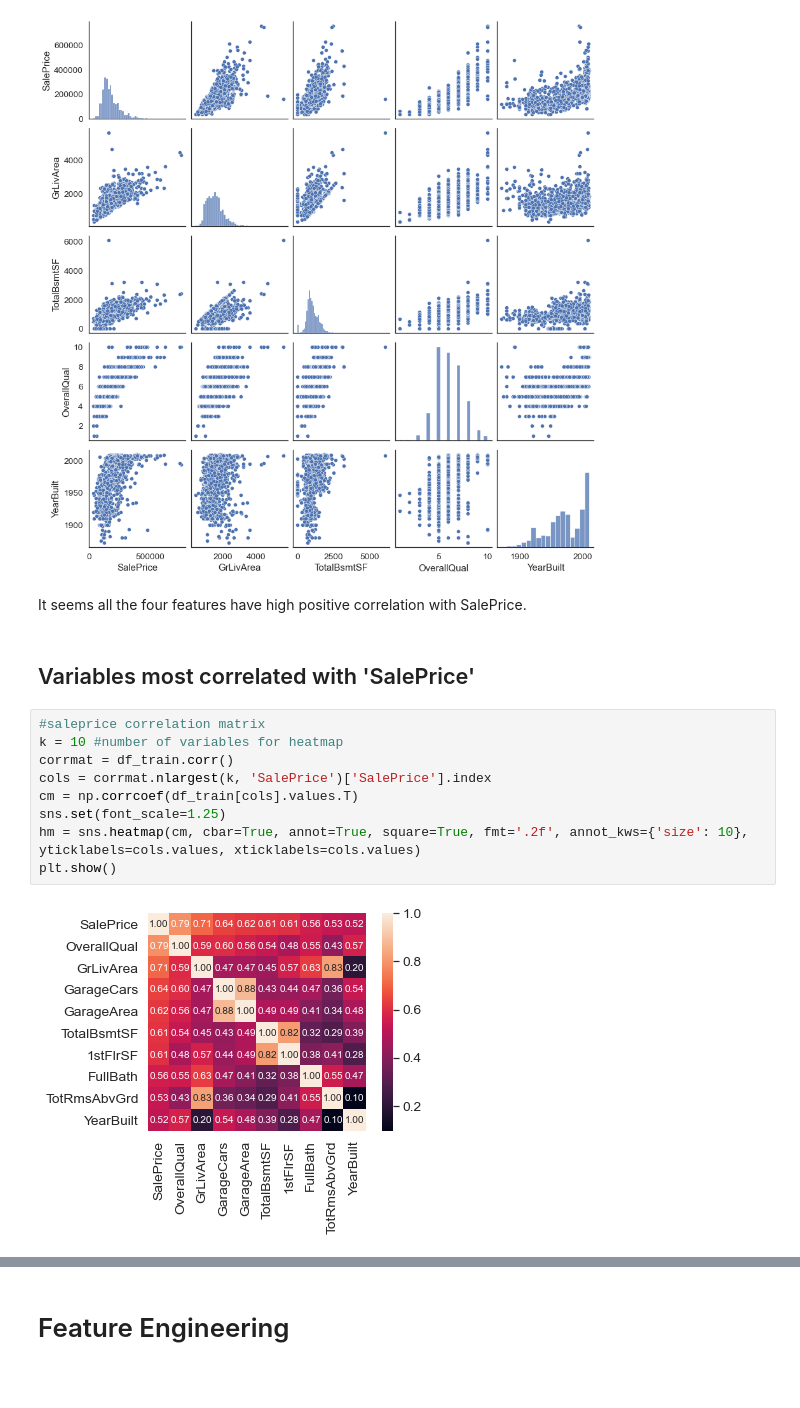
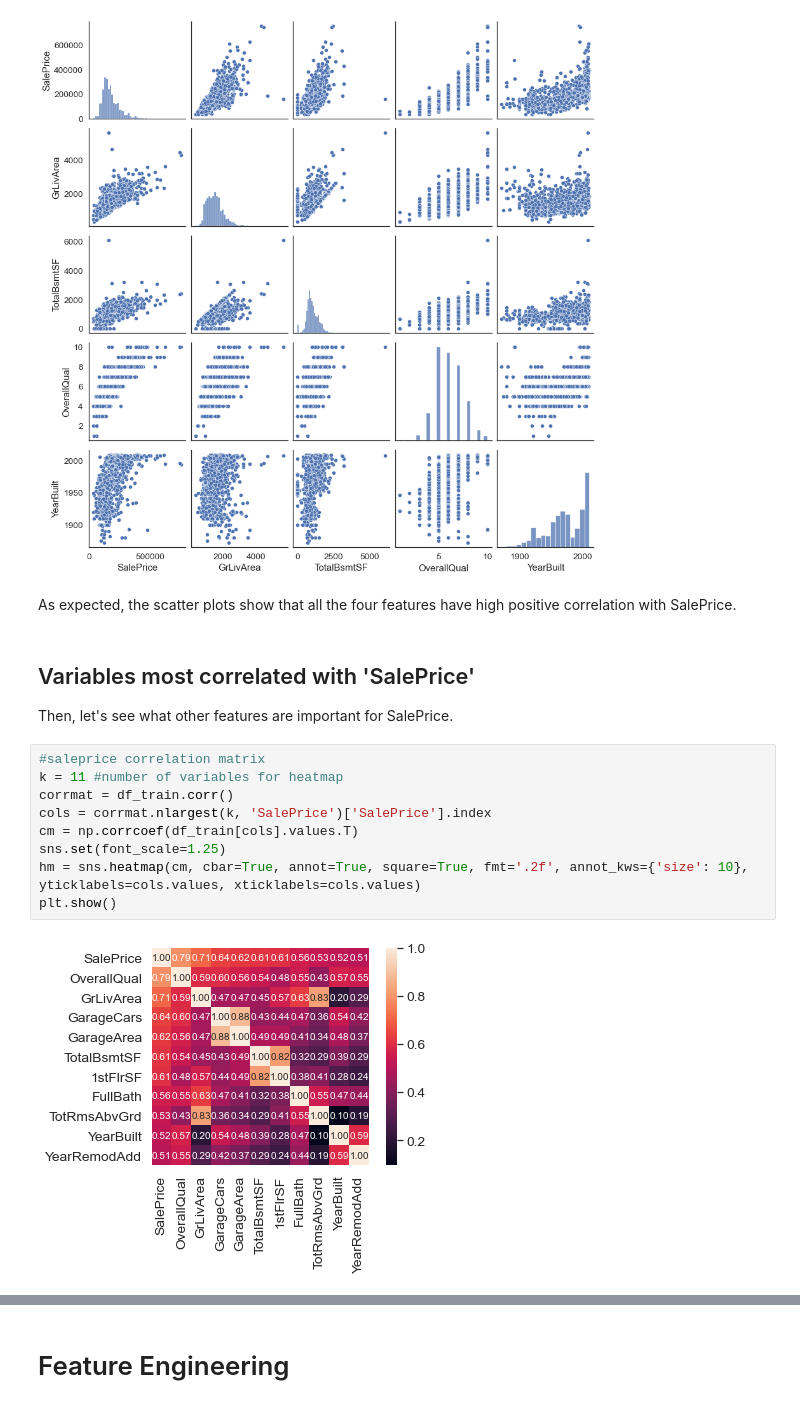
Before and after one commit to datasciyj/DW_project, a Jupyter notebook: houseprices/notebooks/EDA.ipynb, the cells around one changed output, grey strips where cells are left out. Saved outputs shown, nothing was run; the diff lists cells and outputs as text; blank space fills up the shorter version.

```diff
--- a/houseprices/notebooks/EDA.ipynb
+++ b/houseprices/notebooks/EDA.ipynb
@@ -124,17 +159,19 @@ sns.pairplot(data=df_train[['SalePrice','GrLivArea','TotalBsmtSF','OverallQual',
 <seaborn.axisgrid.PairGrid at 0x...>
 [figure]
 # %% [markdown]
-It seems all the four features have high positive correlation with SalePrice.
+As expected, the scatter plots show that all the four features have high positive correlation with SalePrice.
 # %% [markdown]
 ## Variables most correlated with 'SalePrice'
+
+Then, let's see what other features are important for SalePrice.
 # %%
 #saleprice correlation matrix
-k = 10 #number of variables for heatmap
+k = 11 #number of variables for heatmap
 corrmat = df_train.corr()
 cols = corrmat.nlargest(k, 'SalePrice')['SalePrice'].index
 cm = np.corrcoef(df_train[cols].values.T)
 sns.set(font_scale=1.25)
 hm = sns.heatmap(cm, cbar=True, annot=True, square=True, fmt='.2f', annot_kws={'size': 10}, yticklabels=cols.values, xticklabels=cols.values)
 plt.show()
 # %% [output]
-[figure, old version]
+[figure, new version]
```
Also changed, not shown: parts of 52 cells of this notebook, 3 other files.
